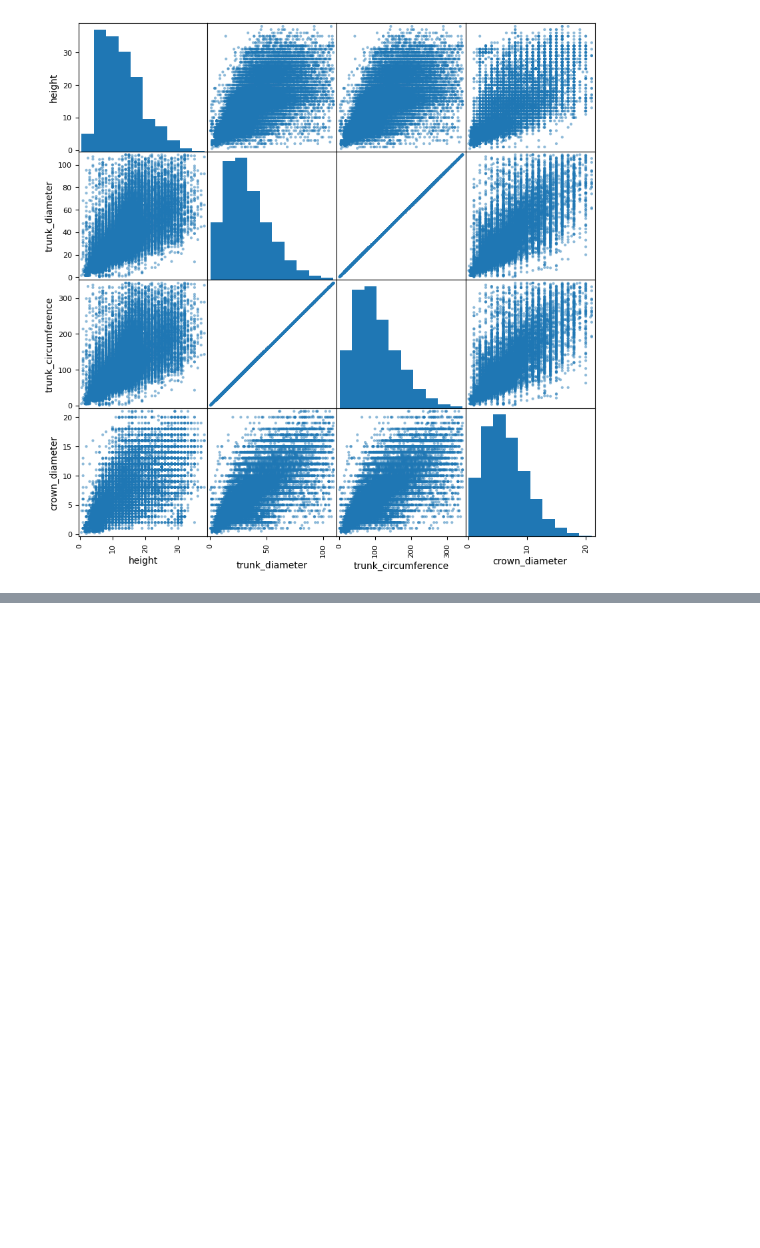
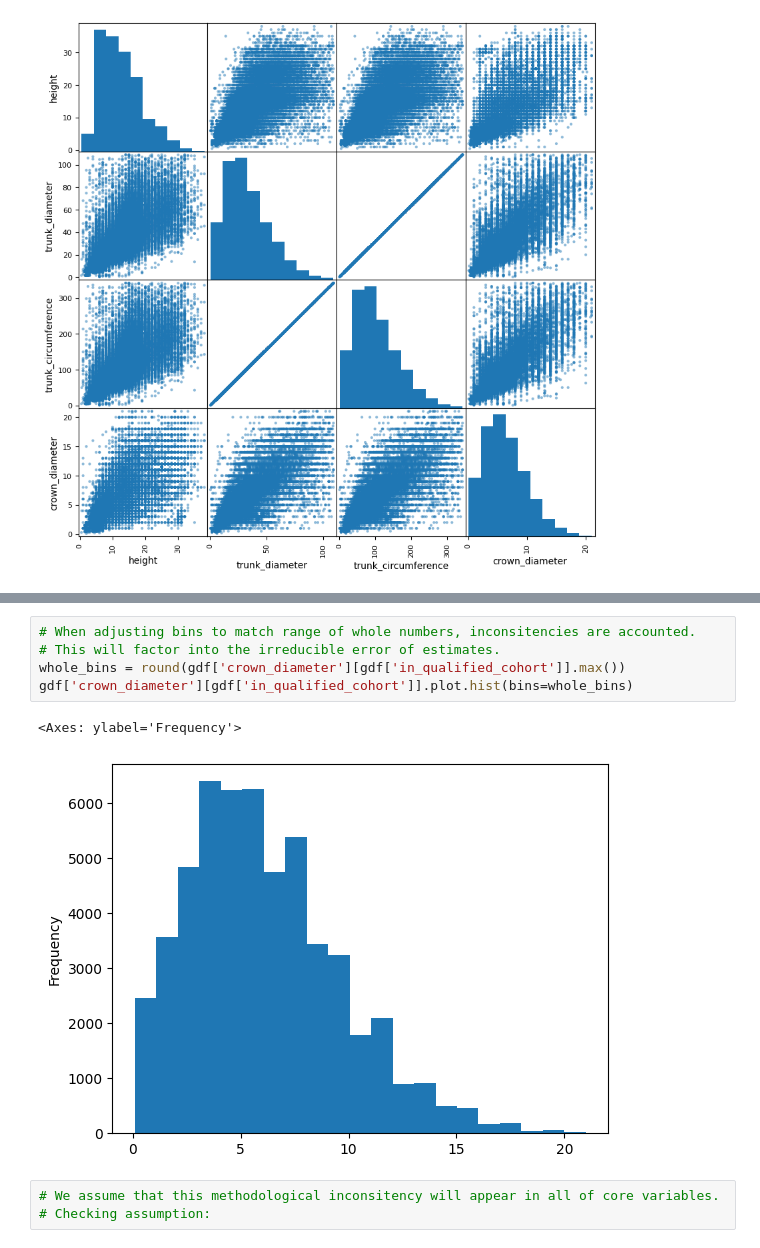
Before and after one commit to Claritatem/Urban-Trees, a Jupyter notebook: python/EDA_20260210.ipynb, the cells around one changed output, grey strips where cells are left out. Saved outputs shown, nothing was run; the diff lists cells and outputs as text; blank space fills up the shorter version.

```diff
--- a/python/EDA_20260210.ipynb
+++ b/python/EDA_20260210.ipynb
@@ -322,0 +367,11 @@ array([[<Axes: xlabel='height', ylabel='height'>,
+# %%
+# When adjusting bins to match range of whole numbers, inconsitencies are accounted.
+# This will factor into the irreducible error of estimates.
+whole_bins = round(gdf['crown_diameter'][gdf['in_qualified_cohort']].max())
+gdf['crown_diameter'][gdf['in_qualified_cohort']].plot.hist(bins=whole_bins)
+# %% [output]
+<Axes: ylabel='Frequency'>
+[figure, added]
+# %%
+# We assume that this methodological inconsitency will appear in all of core variables.
+# Checking assumption:
```
Also changed, not shown: parts of 18 cells of this notebook.
